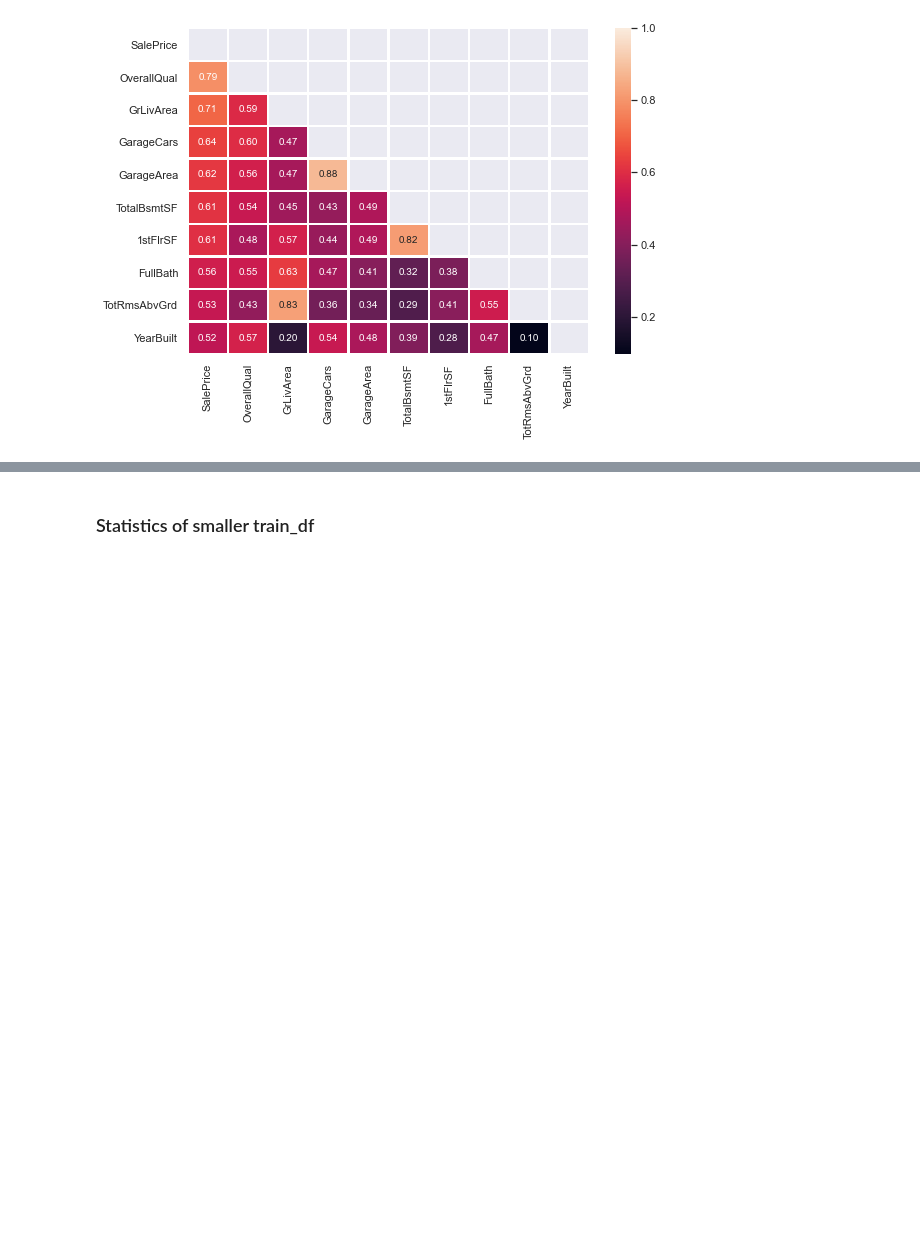
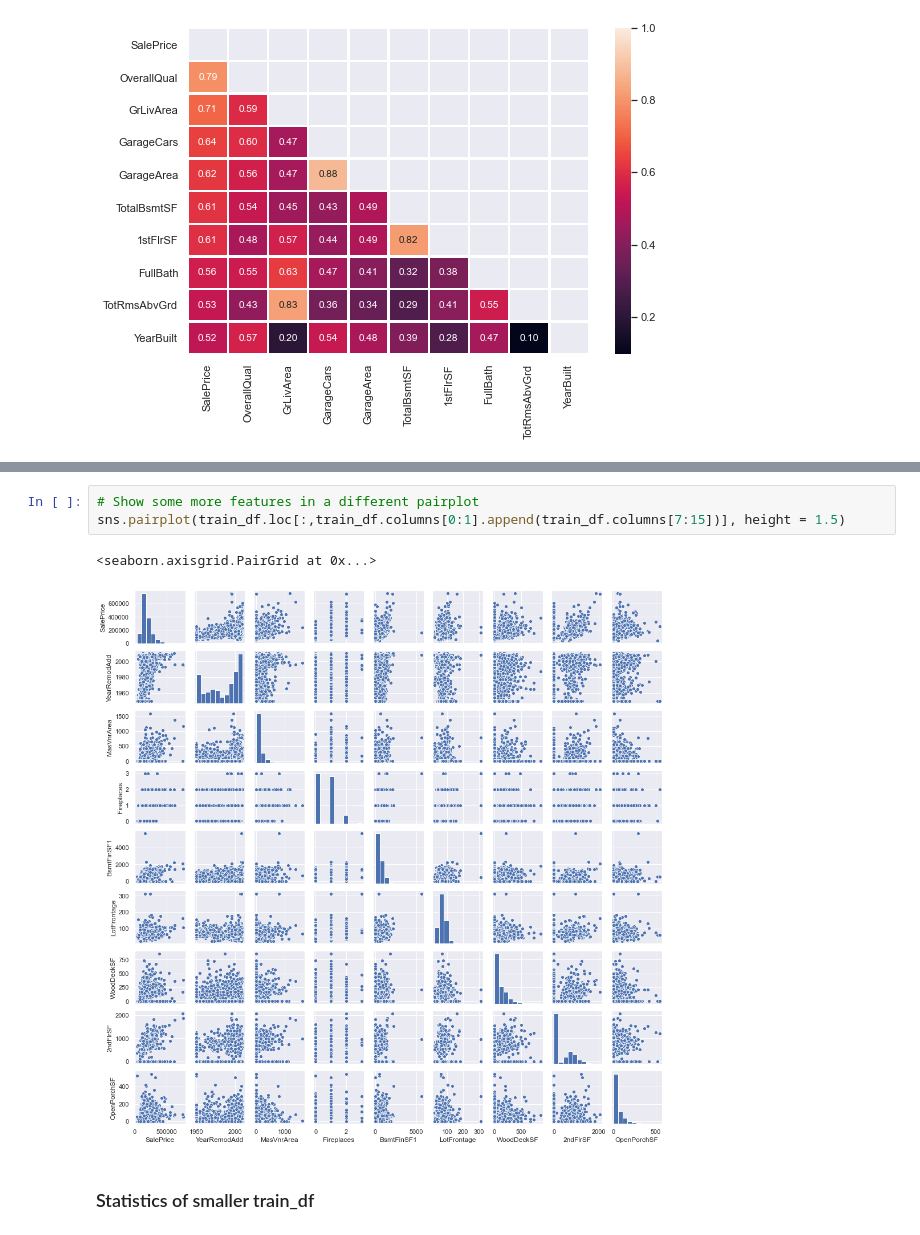
Before and after one commit to Sasafrass/kaggle, a Jupyter notebook: house_prices/house_prices.ipynb, the cells around one changed output, grey strips where cells are left out. Drawn from its saved outputs; the diff is of its cells as text; blank space fills up the shorter version.

```diff
--- a/house_prices/house_prices.ipynb
+++ b/house_prices/house_prices.ipynb
@@ -143,6 +147,12 @@ sns.pairplot(train_df, height = 2.5)
 # %% [output]
 <seaborn.axisgrid.PairGrid at 0x...>
 [figure]
+# %%
+# Show some more features in a different pairplot
+sns.pairplot(train_df.loc[:,train_df.columns[0:1].append(train_df.columns[7:15])], height = 1.5)
+# %% [output]
+<seaborn.axisgrid.PairGrid at 0x...>
+[figure, added]
 # %% [markdown]
 ### Statistics of smaller train_df
 # %%
```
Also changed, not shown: parts of 52 cells of this notebook.
